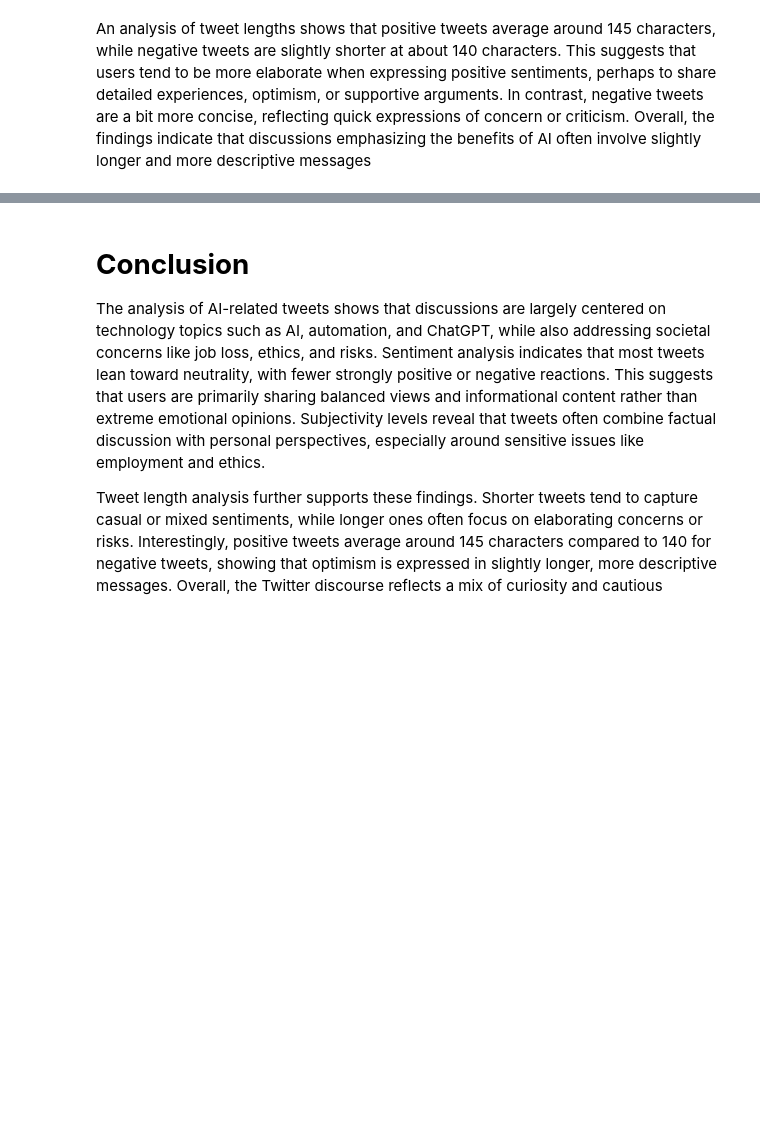
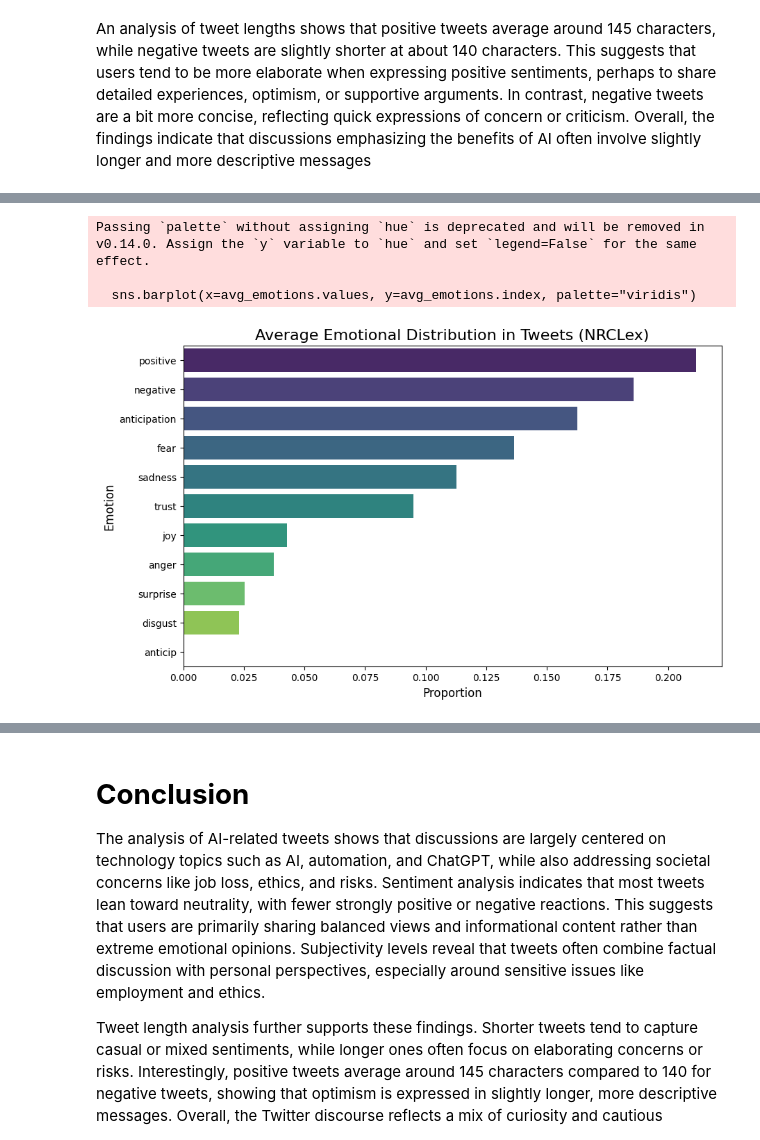
Before and after one commit to sprabhu24/Build-Project---Sakshi-Prabhu, a Jupyter notebook: Build_Project.ipynb, the cells around one changed output, grey strips where cells are left out. Drawn from its saved outputs; the diff is of its cells as text; code cells hidden in the pictures; blank space fills up the shorter version.

```diff
--- a/Build_Project.ipynb
+++ b/Build_Project.ipynb
@@ -201,3 +217,28 @@ Average length of negative tweets: 139.57980670669204
 Average length of positive tweets: 143.8972481136263
 # %% [markdown]
 An analysis of tweet lengths shows that positive tweets average around 145 characters, while negative tweets are slightly shorter at about 140 characters. This suggests that users tend to be more elaborate when expressing positive sentiments, perhaps to share detailed experiences, optimism, or supportive arguments. In contrast, negative tweets are a bit more concise, reflecting quick expressions of concern or criticism. Overall, the findings indicate that discussions emphasizing the benefits of AI often involve slightly longer and more descriptive messages
+# %%
+!pip install nrclex
+
+from nrclex import NRCLex
+
+# Apply NRCLex on cleaned tweets
+df['nrc_emotions'] = df['cleaned_tweet'].apply(lambda x: NRCLex(x).affect_frequencies)
+
+# Convert to dataframe (flatten results)
+emotions_df = pd.json_normalize(df['nrc_emotions'])
+
+# Average across all tweets
+avg_emotions = emotions_df.mean().sort_values(ascending=False)
+
+# Visualization - Barplot
+import matplotlib.pyplot as plt
+import seaborn as sns
+
+plt.figure(figsize=(10,6))
+sns.barplot(x=avg_emotions.values, y=avg_emotions.index, palette="viridis")
+plt.title("Average Emotional Distribution in Tweets (NRCLex)", fontsize=16)
+plt.xlabel("Proportion", fontsize=12)
+plt.ylabel("Emotion", fontsize=12)
+plt.show()
+# %% [output]
@@ -203,0 +252,4 @@ An analysis of tweet lengths shows that positive tweets average around 145 chara
+Passing `palette` without assigning `hue` is deprecated and will be removed in v0.14.0. Assign the `y` variable to `hue` and set `legend=False` for the same effect.
+
+  sns.barplot(x=avg_emotions.values, y=avg_emotions.index, palette="viridis")
+[figure, added]
```
Also changed, not shown: parts of 8 cells of this notebook.
